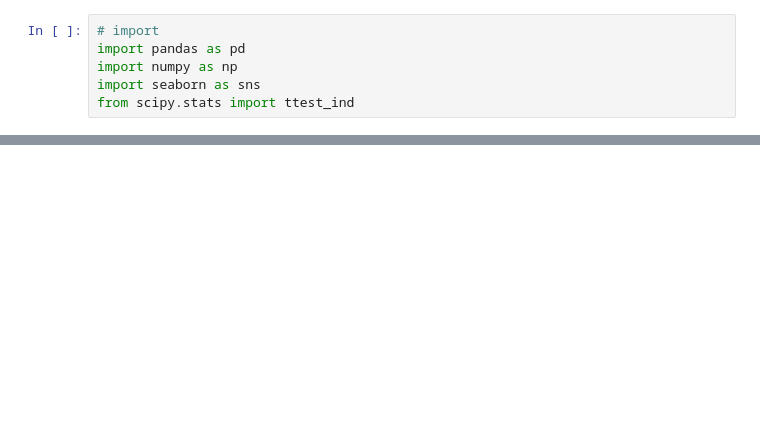
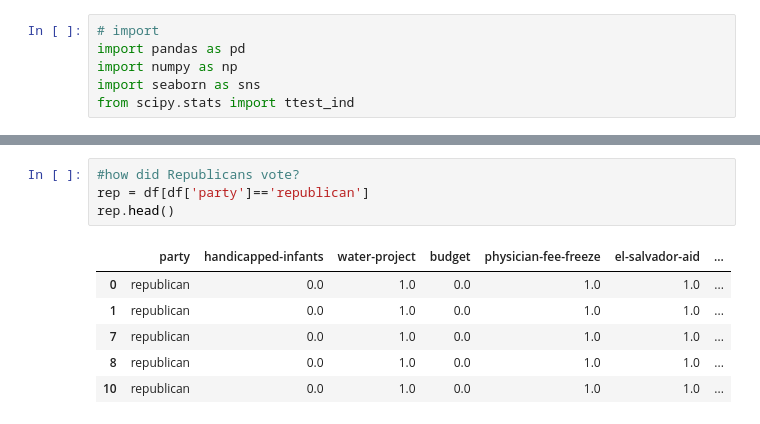
Before and after one commit to lmstephens/DS-Unit-1-Sprint-2-Statistics, a Jupyter notebook: module1/LS_DS_121_Statistics_Probability_Assignment.ipynb, the cells around one changed output, grey strips where cells are left out. Cells and saved outputs as stored; diff of their text form; blank space fills up the shorter version.

```diff
--- a/module1/LS_DS_121_Statistics_Probability_Assignment.ipynb
+++ b/module1/LS_DS_121_Statistics_Probability_Assignment.ipynb
@@ -45,0 +91,11 @@ df.head()
+# %%
+#how did Republicans vote?
+rep = df[df['party']=='republican']
+rep.head()
+# %% [output]
+|  | party | handicapped-infants | water-project | budget | physician-fee-freeze | el-salvador-aid | ... |
+| 0 | republican | 0.0 | 1.0 | 0.0 | 1.0 | 1.0 | ... |
+| 1 | republican | 0.0 | 1.0 | 0.0 | 1.0 | 1.0 | ... |
+| 7 | republican | 0.0 | 1.0 | 0.0 | 1.0 | 1.0 | ... |
+| 8 | republican | 0.0 | 1.0 | 0.0 | 1.0 | 1.0 | ... |
+| 10 | republican | 0.0 | 1.0 | 0.0 | 1.0 | 1.0 | ... |
```
Also changed, not shown: parts of 22 cells of this notebook.
